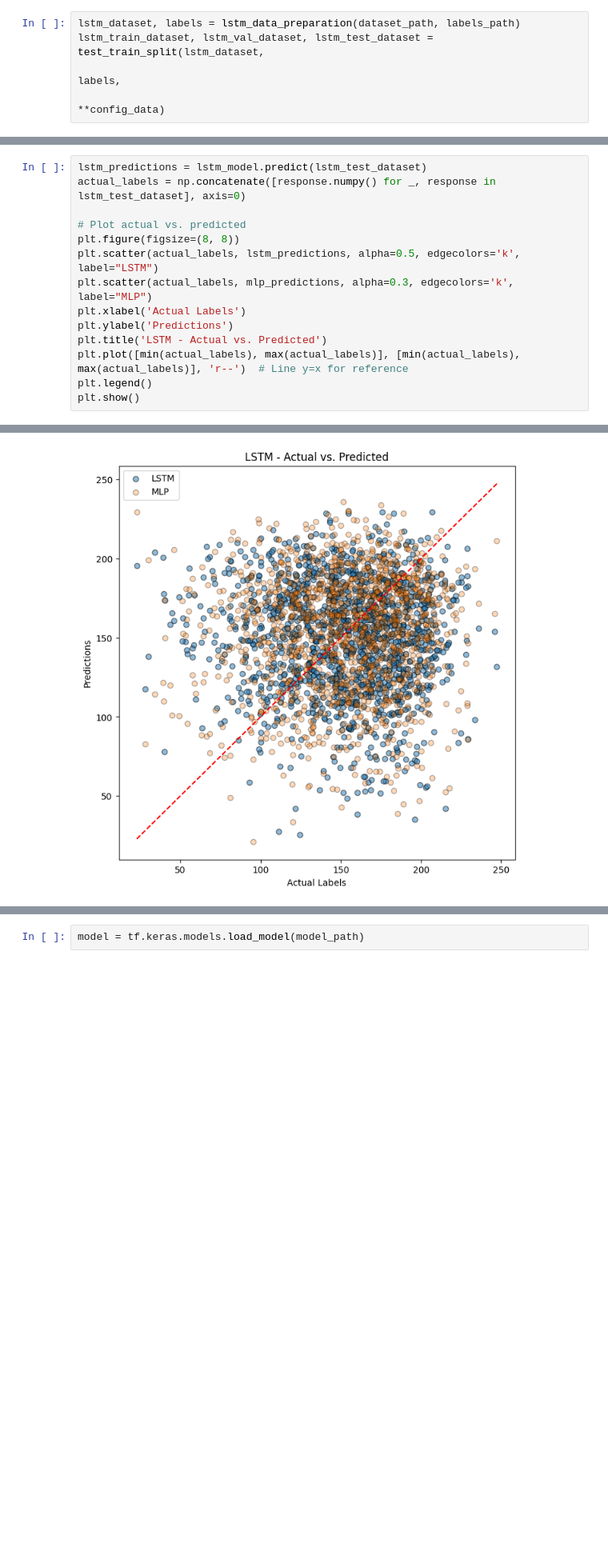
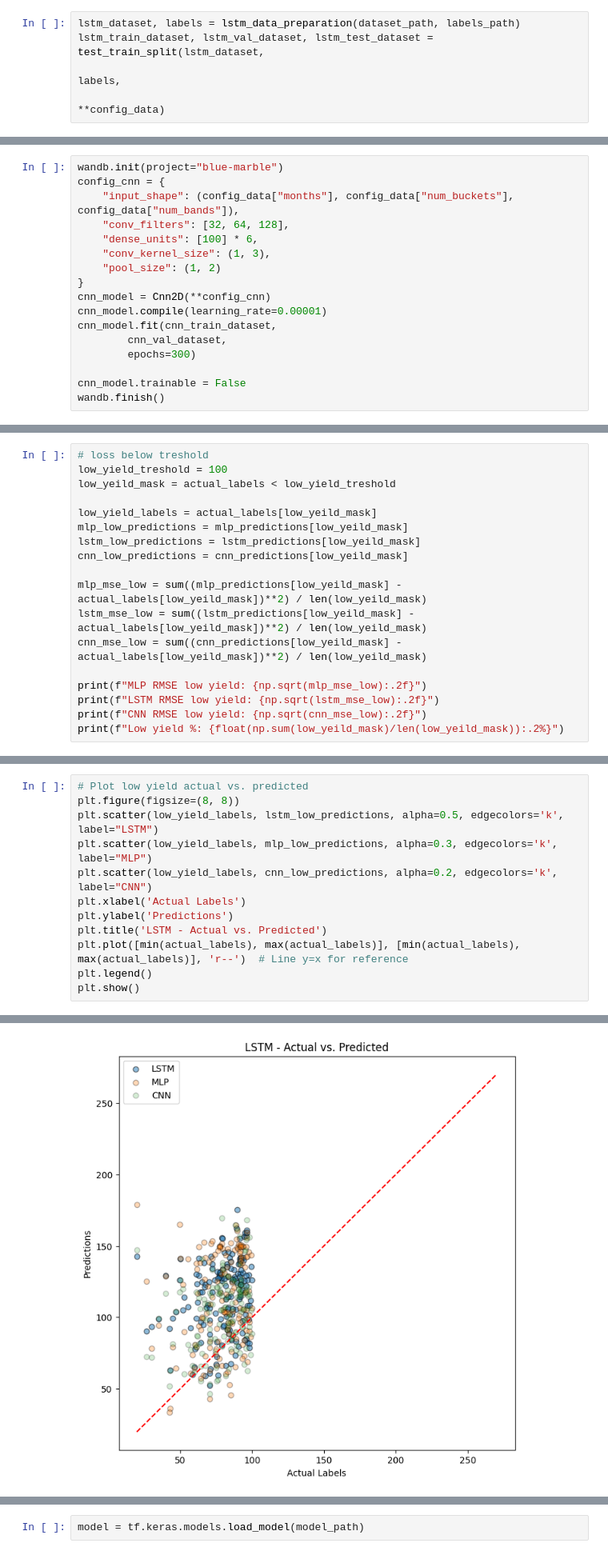
Before and after one commit to tskorkowski/crop_yield_prediction_CAS, a Jupyter notebook: 2_gc-pipeline/notebooks/training.ipynb, the cells around one changed output, grey strips where cells are left out. Shown at 80% size. Saved outputs shown, nothing was run; the diff lists cells and outputs as text; blank space fills up the shorter version.

Commit message:
model-update

```diff
--- a/2_gc-pipeline/notebooks/training.ipynb
+++ b/2_gc-pipeline/notebooks/training.ipynb
@@ -177,0 +256,17 @@ print(lstm_eval)
+# %%
+wandb.init(project="blue-marble")
+config_cnn = {
+    "input_shape": (config_data["months"], config_data["num_buckets"], config_data["num_bands"]),
+    "conv_filters": [32, 64, 128],
+    "dense_units": [100] * 6,
+    "conv_kernel_size": (1, 3),
+    "pool_size": (1, 2)
+}
+cnn_model = Cnn2D(**config_cnn)
+cnn_model.compile(learning_rate=0.00001)
+cnn_model.fit(cnn_train_dataset,
+        cnn_val_dataset,
+        epochs=300)
+
+cnn_model.trainable = False
+wandb.finish()
@@ -179,0 +401,18 @@ print(lstm_eval)
+# %%
+# loss below treshold
+low_yield_treshold = 100
+low_yeild_mask = actual_labels < low_yield_treshold
+
+low_yield_labels = actual_labels[low_yeild_mask]
+mlp_low_predictions = mlp_predictions[low_yeild_mask]
+lstm_low_predictions = lstm_predictions[low_yeild_mask]
+cnn_low_predictions = cnn_predictions[low_yeild_mask]
+
+mlp_mse_low = sum((mlp_predictions[low_yeild_mask] - actual_labels[low_yeild_mask])**2) / len(low_yeild_mask)
+lstm_mse_low = sum((lstm_predictions[low_yeild_mask] - actual_labels[low_yeild_mask])**2) / len(low_yeild_mask)
+cnn_mse_low = sum((cnn_predictions[low_yeild_mask] - actual_labels[low_yeild_mask])**2) / len(low_yeild_mask)
+
+print(f"MLP RMSE low yield: {np.sqrt(mlp_mse_low):.2f}")
+print(f"LSTM RMSE low yield: {np.sqrt(lstm_mse_low):.2f}")
+print(f"CNN RMSE low yield: {np.sqrt(cnn_mse_low):.2f}")
+print(f"Low yield %: {float(np.sum(low_yeild_mask)/len(low_yeild_mask)):.2%}")
@@ -180,11 +424,9 @@ print(lstm_eval)
 # %%
-lstm_predictions = lstm_model.predict(lstm_test_dataset)
-actual_labels = np.concatenate([response.numpy() for _, response in lstm_test_dataset], axis=0)
-
-# Plot actual vs. predicted
+# Plot low yield actual vs. predicted
 plt.figure(figsize=(8, 8))
-plt.scatter(actual_labels, lstm_predictions, alpha=0.5, edgecolors='k', label="LSTM")
-plt.scatter(actual_labels, mlp_predictions, alpha=0.3, edgecolors='k', label="MLP")
+plt.scatter(low_yield_labels, lstm_low_predictions, alpha=0.5, edgecolors='k', label="LSTM")
+plt.scatter(low_yield_labels, mlp_low_predictions, alpha=0.3, edgecolors='k', label="MLP")
+plt.scatter(low_yield_labels, cnn_low_predictions, alpha=0.2, edgecolors='k', label="CNN")
 plt.xlabel('Actual Labels')
 plt.ylabel('Predictions')
 plt.title('LSTM - Actual vs. Predicted')
@@ -196 +437 @@ plt.show()
-[figure, old version]
+[figure, new version]
```
Also changed, not shown: parts of 27 cells of this notebook, 16 other files.
